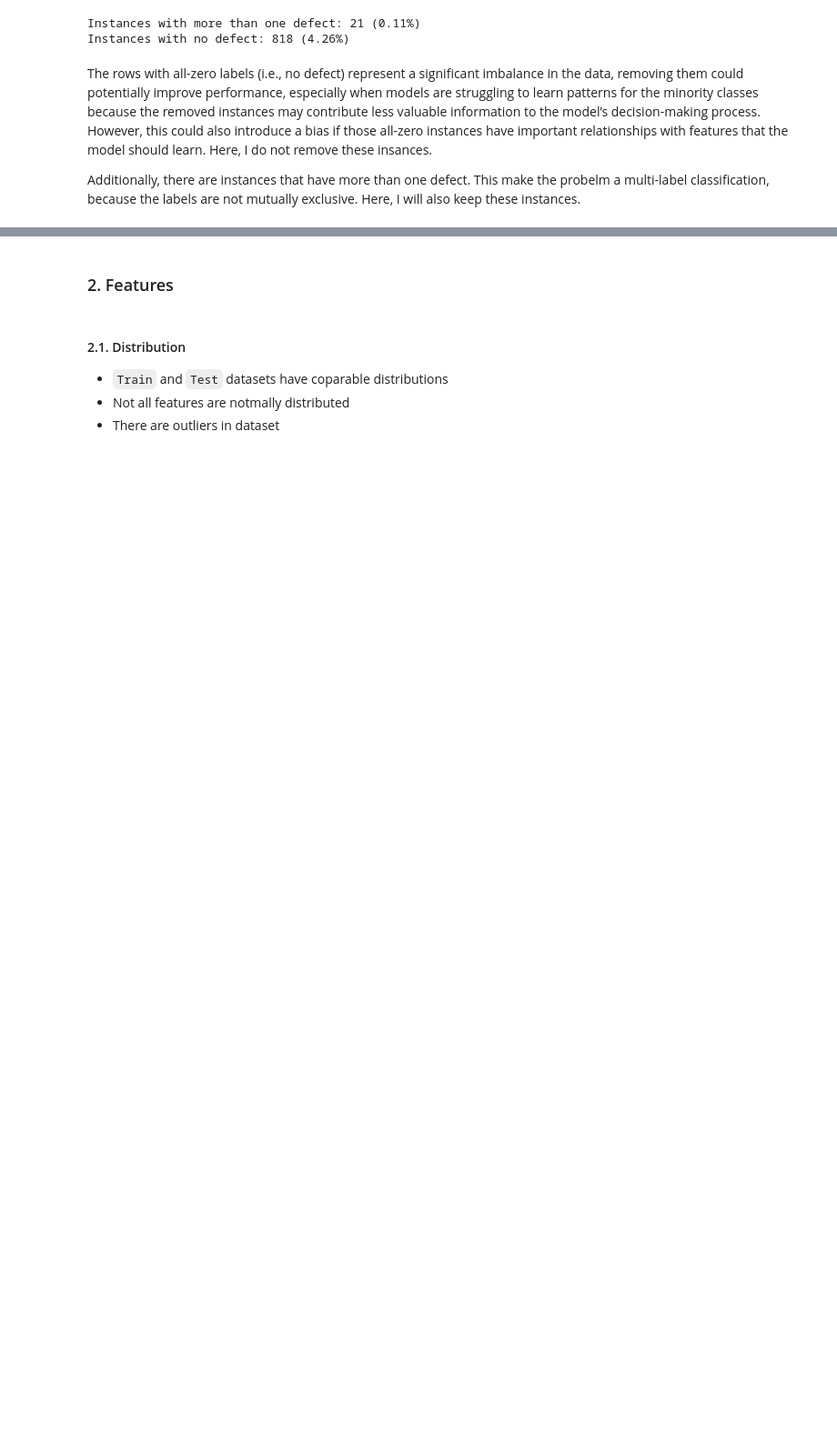
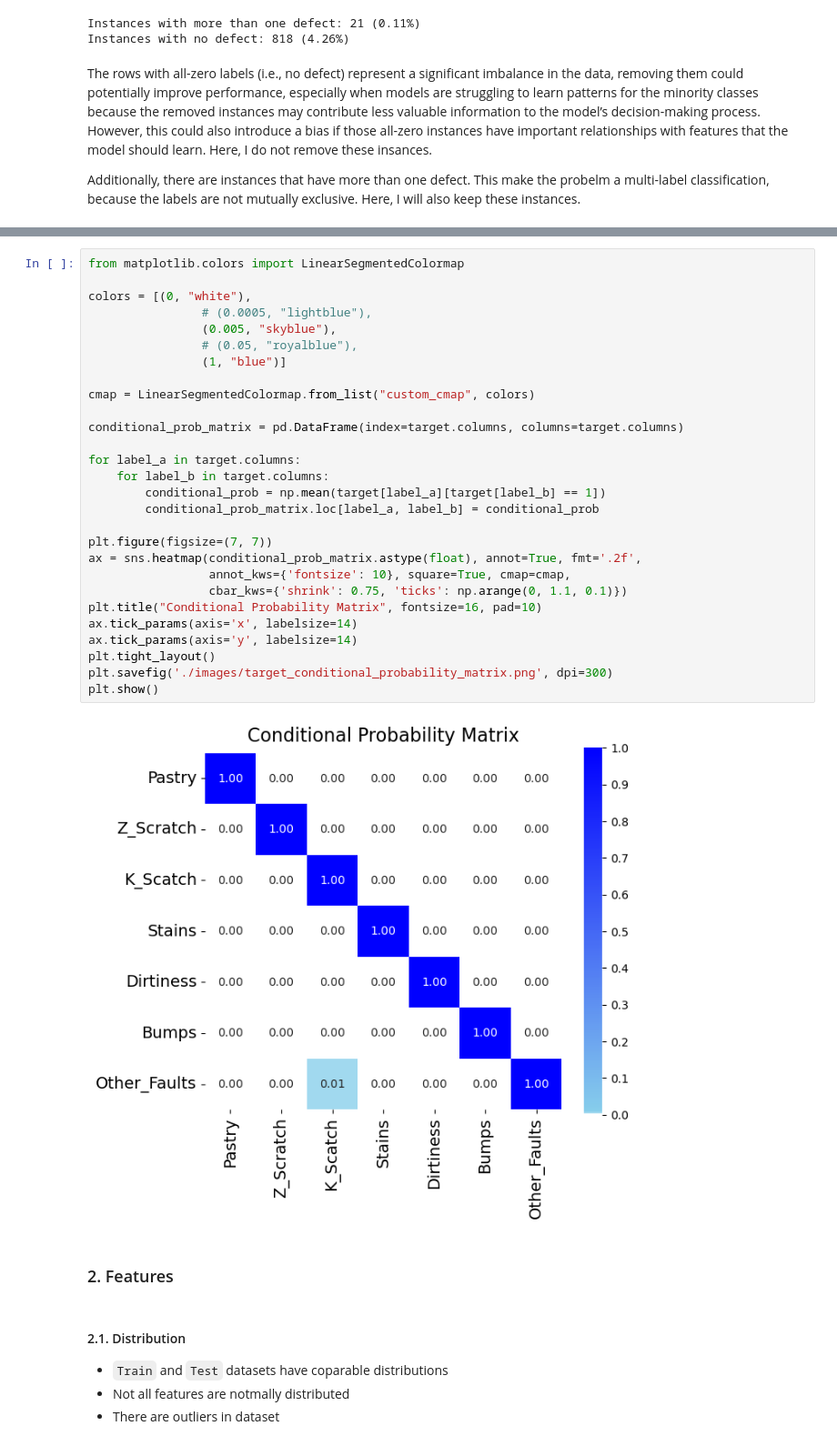
Before and after one commit to hkaragah/kaggle_notebooks, a Jupyter notebook: steel_plate_detection_prediction/steel_plate_detection_prediction - Pastry.ipynb, the cells around one changed output, grey strips where cells are left out. Shown at 91% size. Saved outputs shown, nothing was run; the diff lists cells and outputs as text; blank space fills up the shorter version.

```diff
--- a/steel_plate_detection_prediction/steel_plate_detection_prediction - Pastry.ipynb
+++ b/steel_plate_detection_prediction/steel_plate_detection_prediction - Pastry.ipynb
@@ -268,3 +309,33 @@ plt.show()
+# %%
+from matplotlib.colors import LinearSegmentedColormap
+
+colors = [(0, "white"),
+                # (0.0005, "lightblue"),
+                (0.005, "skyblue"),
+                # (0.05, "royalblue"),
+                (1, "blue")]
+
+cmap = LinearSegmentedColormap.from_list("custom_cmap", colors)
+
+conditional_prob_matrix = pd.DataFrame(index=target.columns, columns=target.columns)
+
+for label_a in target.columns:
+    for label_b in target.columns:
+        conditional_prob = np.mean(target[label_a][target[label_b] == 1])
+        conditional_prob_matrix.loc[label_a, label_b] = conditional_prob
+
+plt.figure(figsize=(7, 7))
+ax = sns.heatmap(conditional_prob_matrix.astype(float), annot=True, fmt='.2f',
+                 annot_kws={'fontsize': 10}, square=True, cmap=cmap,
+                 cbar_kws={'shrink': 0.75, 'ticks': np.arange(0, 1.1, 0.1)})
+plt.title("Conditional Probability Matrix", fontsize=16, pad=10)
+ax.tick_params(axis='x', labelsize=14)
+ax.tick_params(axis='y', labelsize=14)
+plt.tight_layout()
+plt.savefig('./images/target_conditional_probability_matrix.png', dpi=300)
+plt.show()
+# %% [output]
+[figure, added]
 # %% [markdown]
 ### 2. Features
 # %% [markdown]
```
Also changed, not shown: parts of 29 cells of this notebook, 8 other files.
